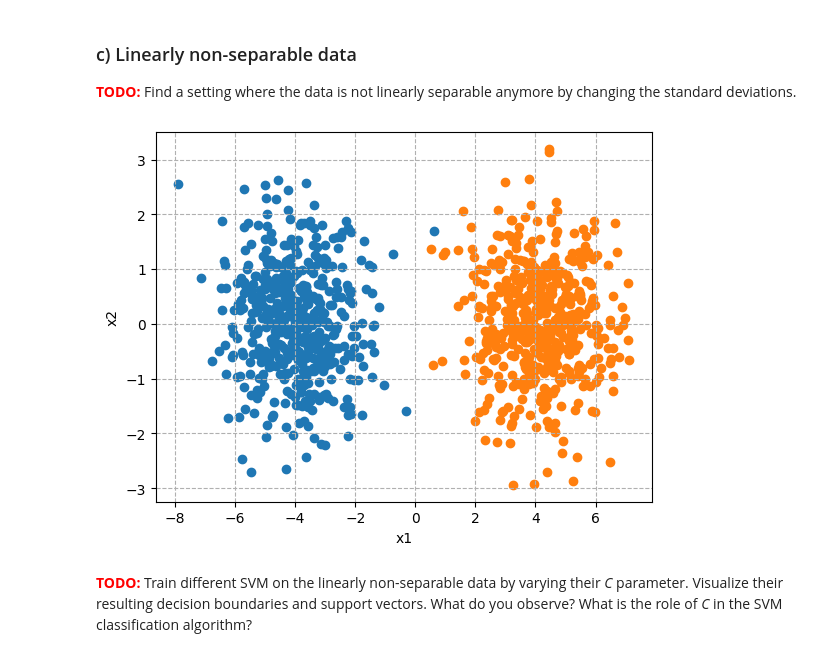
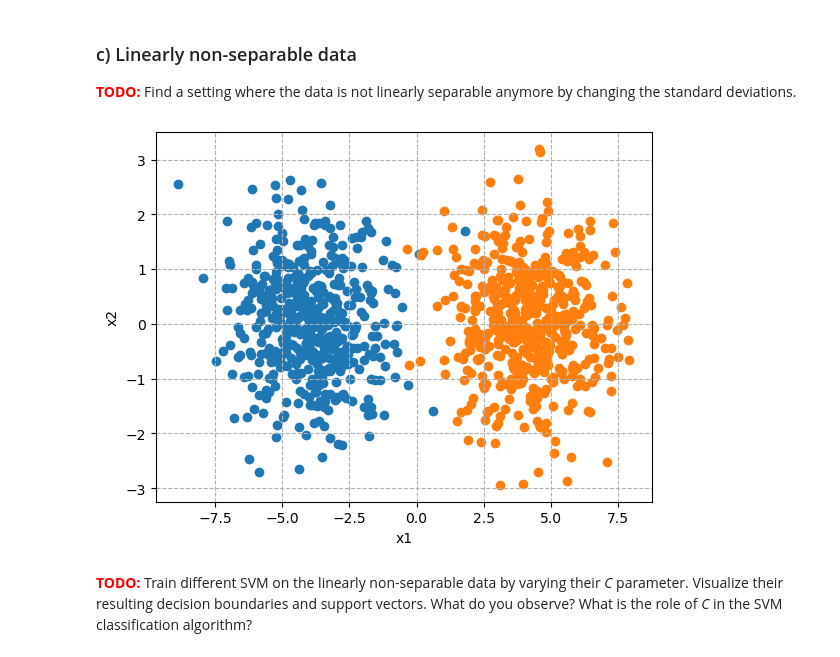
Before and after one commit to YxesRatep/HLCV, a Jupyter notebook: A02/A02_Workbook.ipynb, the cells around one changed output. Cells and saved outputs as stored; diff of their text form; code cells hidden in the pictures.

```diff
--- a/A02/A02_Workbook.ipynb
+++ b/A02/A02_Workbook.ipynb
@@ -132,19 +120,19 @@ plot_svm(data_pos=data_pos, data_neg=data_neg, clf=clf)
 # %%
 data_pos, data_neg = generate_gauss_data(
     N = 500,
     mean_pos = -4,
     mean_neg =  4,
-    std_pos = 1.2,
-    std_neg = 1.2
+    std_pos = 1.5,
+    std_neg = 1.5
 )
 plt.scatter(data_pos[:,0], data_pos[:,1])
 plt.scatter(data_neg[:,0], data_neg[:,1])
 plt.xlabel("x1")
 plt.ylabel("x2")
 plt.grid(linestyle="--")
 plt.show()
 # %% [output]
-[figure, old version]
+[figure, new version]
 # %% [markdown]
 <font color='red'>**TODO:**</font> Train different SVM on the linearly non-separable data by varying their *C* parameter. Visualize their resulting decision boundaries and support vectors. What do you observe? What is the role of *C* in the SVM classification algorithm?
 # %%
```
Also changed, not shown: parts of 9 cells of this notebook.
